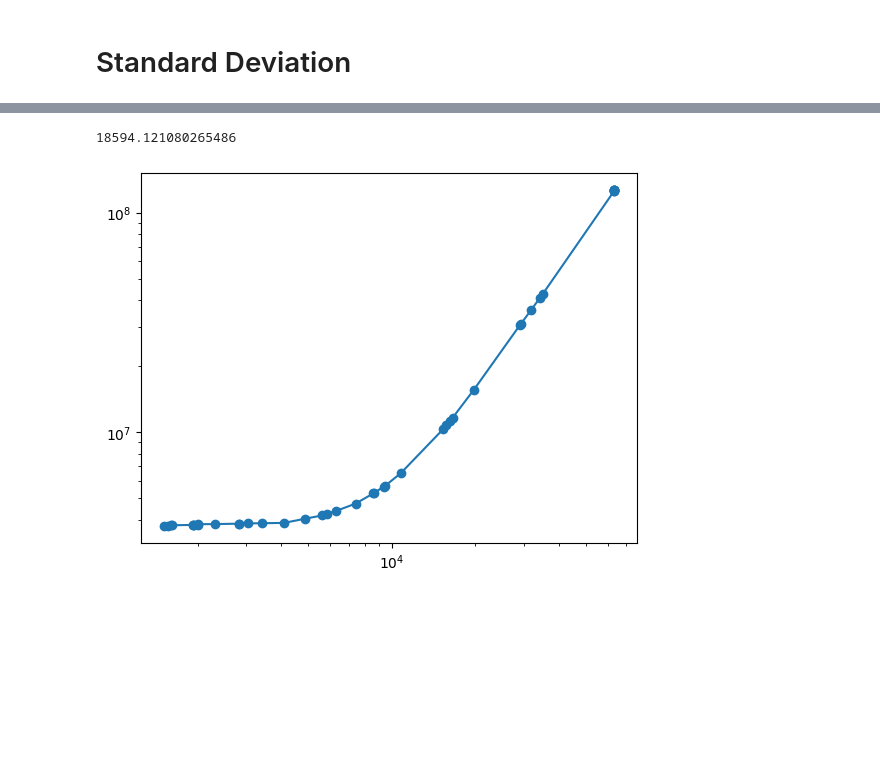
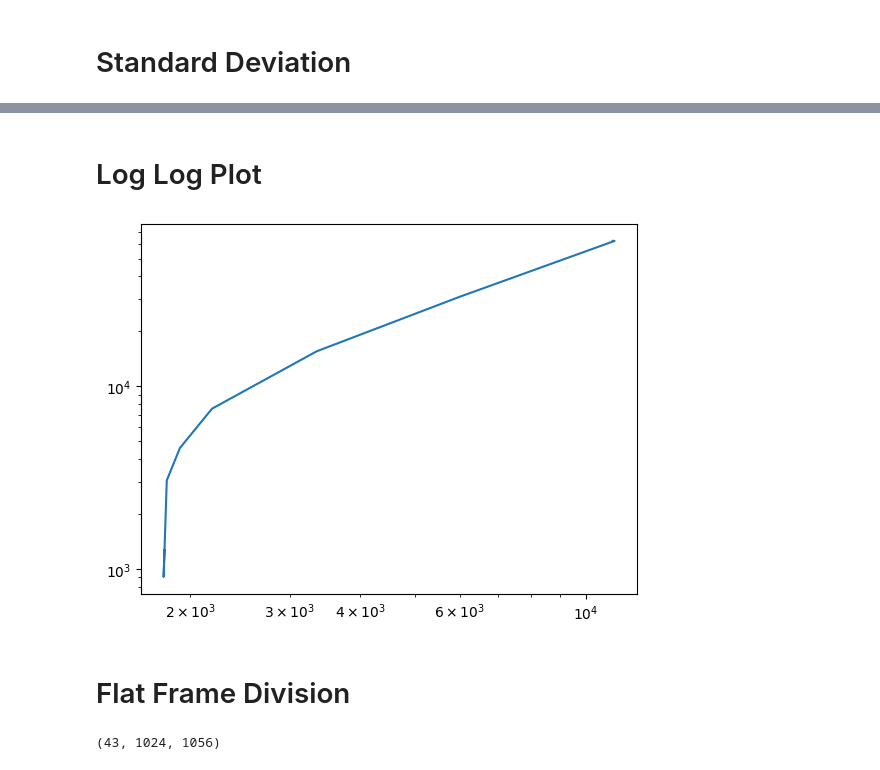
Before and after one commit to parkergeorge30/ASTRO150, a Jupyter notebook: Lab_1.ipynb, the cells around one changed output, grey strips where cells are left out. Cells and saved outputs as stored; diff of their text form; code cells hidden in the pictures; blank space fills up the shorter version.

```diff
--- a/Lab_1.ipynb
+++ b/Lab_1.ipynb
@@ -197,17 +236,21 @@ for x in exp_frames:
+# %% [markdown]
+# Log Log Plot
 # %%
-y = xbar.flatten()
-mom = np.sum(y)/np.size(y)
-print(mom)
+plt.loglog(dev,avg)
+plt.show()
 # %% [output]
-18594.121080265486
+[figure, added]
-# %%
-fig, ax = plt.subplots()
-xbar.sort()
-s.sort()
-ax.plot(xbar,s**2,'-o')
-#ax.plot(xline,yline,'-')
-plt.yscale('log')
-plt.xscale('log')
-plt.show()
-# %% [output]
-[figure, removed]
+# %% [markdown]
+# Flat Frame Division
+# %%
+def ffdiv(x,file):
+    exp = get_exp(file)
+    return x/exp
+
+
+reduced_flats = zeros(len(allframes), dtype=float)
+for i,x in enumerate(allframes):
+    reduced_flats[i] = ffdiv(x,frames[i])
+np.shape(reduced_flats)
+# %% [output]
+(43, 1024, 1056)
```
Also changed, not shown: parts of 17 cells of this notebook.
